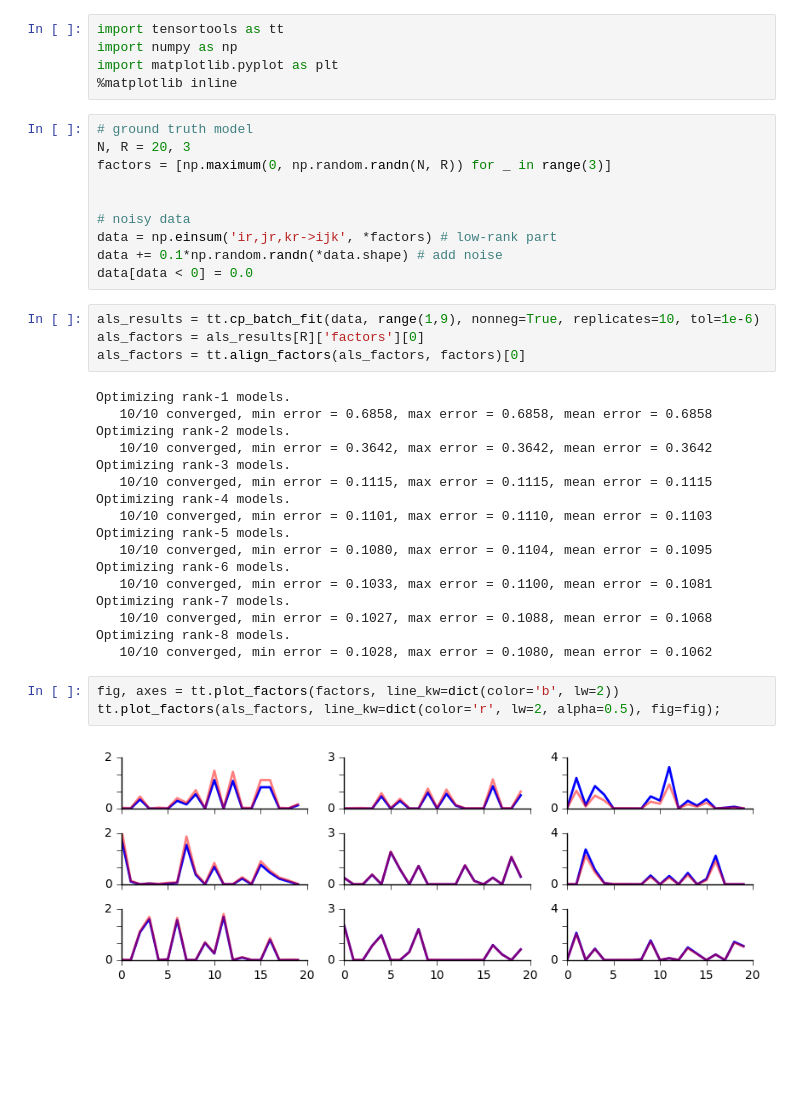
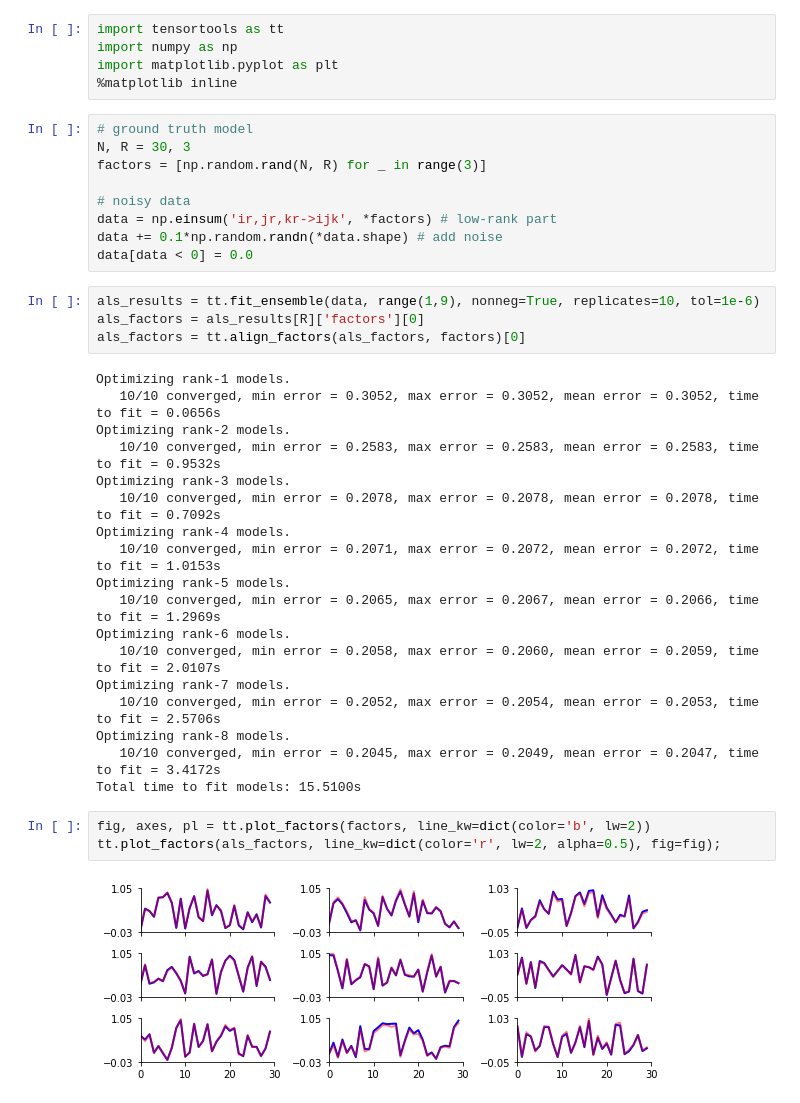
Before and after one commit to neurostatslab/tensortools, a Jupyter notebook: examples/nonneg-als.ipynb, the cells around one changed output. Drawn from its saved outputs; the diff is of its cells as text; blank space fills up the shorter version.

```diff
--- a/examples/nonneg-als.ipynb
+++ b/examples/nonneg-als.ipynb
@@ -5,37 +5,37 @@ import matplotlib.pyplot as plt
 %matplotlib inline
 # %%
 # ground truth model
-N, R = 20, 3
-factors = [np.maximum(0, np.random.randn(N, R)) for _ in range(3)]
-
+N, R = 30, 3
+factors = [np.random.rand(N, R) for _ in range(3)]
 
 # noisy data
 data = np.einsum('ir,jr,kr->ijk', *factors) # low-rank part
 data += 0.1*np.random.randn(*data.shape) # add noise
 data[data < 0] = 0.0
 # %%
-als_results = tt.cp_batch_fit(data, range(1,9), nonneg=True, replicates=10, tol=1e-6)
+als_results = tt.fit_ensemble(data, range(1,9), nonneg=True, replicates=10, tol=1e-6)
 als_factors = als_results[R]['factors'][0]
 als_factors = tt.align_factors(als_factors, factors)[0]
 # %% [output]
 Optimizing rank-1 models.
-   10/10 converged, min error = 0.6858, max error = 0.6858, mean error = 0.6858
+   10/10 converged, min error = 0.3052, max error = 0.3052, mean error = 0.3052, time to fit = 0.0656s
 Optimizing rank-2 models.
-   10/10 converged, min error = 0.3642, max error = 0.3642, mean error = 0.3642
+   10/10 converged, min error = 0.2583, max error = 0.2583, mean error = 0.2583, time to fit = 0.9532s
 Optimizing rank-3 models.
-   10/10 converged, min error = 0.1115, max error = 0.1115, mean error = 0.1115
+   10/10 converged, min error = 0.2078, max error = 0.2078, mean error = 0.2078, time to fit = 0.7092s
 Optimizing rank-4 models.
-   10/10 converged, min error = 0.1101, max error = 0.1110, mean error = 0.1103
+   10/10 converged, min error = 0.2071, max error = 0.2072, mean error = 0.2072, time to fit = 1.0153s
 Optimizing rank-5 models.
-   10/10 converged, min error = 0.1080, max error = 0.1104, mean error = 0.1095
+   10/10 converged, min error = 0.2065, max error = 0.2067, mean error = 0.2066, time to fit = 1.2969s
 Optimizing rank-6 models.
-   10/10 converged, min error = 0.1033, max error = 0.1100, mean error = 0.1081
+   10/10 converged, min error = 0.2058, max error = 0.2060, mean error = 0.2059, time to fit = 2.0107s
 Optimizing rank-7 models.
-   10/10 converged, min error = 0.1027, max error = 0.1088, mean error = 0.1068
+   10/10 converged, min error = 0.2052, max error = 0.2054, mean error = 0.2053, time to fit = 2.5706s
 Optimizing rank-8 models.
-   10/10 converged, min error = 0.1028, max error = 0.1080, mean error = 0.1062
+   10/10 converged, min error = 0.2045, max error = 0.2049, mean error = 0.2047, time to fit = 3.4172s
+Total time to fit models: 15.5100s
 # %%
-fig, axes = tt.plot_factors(factors, line_kw=dict(color='b', lw=2))
+fig, axes, pl = tt.plot_factors(factors, line_kw=dict(color='b', lw=2))
 tt.plot_factors(als_factors, line_kw=dict(color='r', lw=2, alpha=0.5), fig=fig);
 # %% [output]
-[figure, old version]
+[figure, new version]
```
Also changed, not shown: parts of 2 cells of this notebook, 21 other files.
